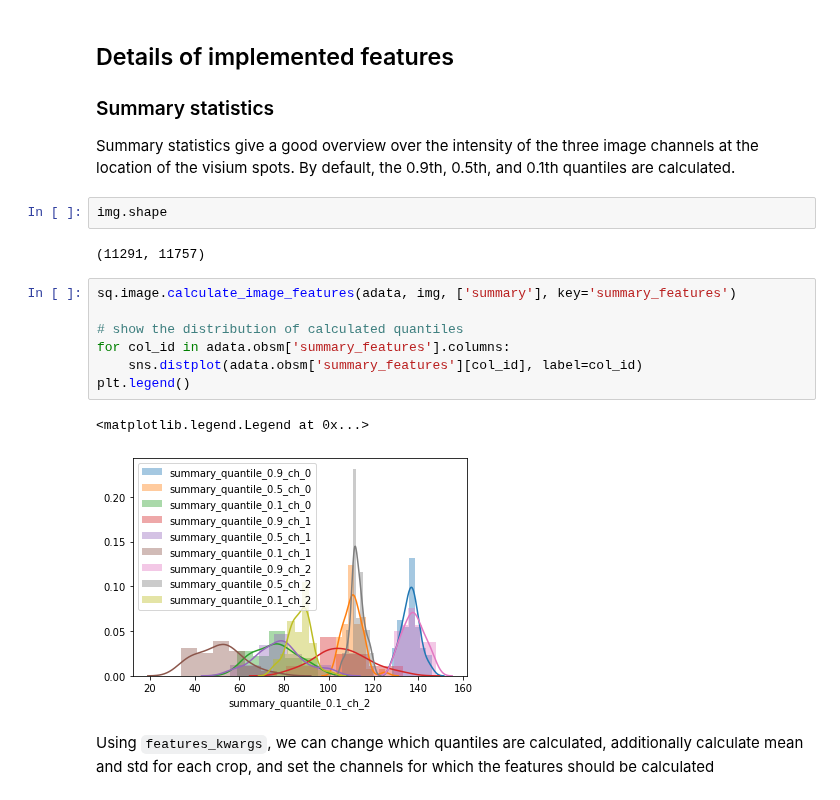
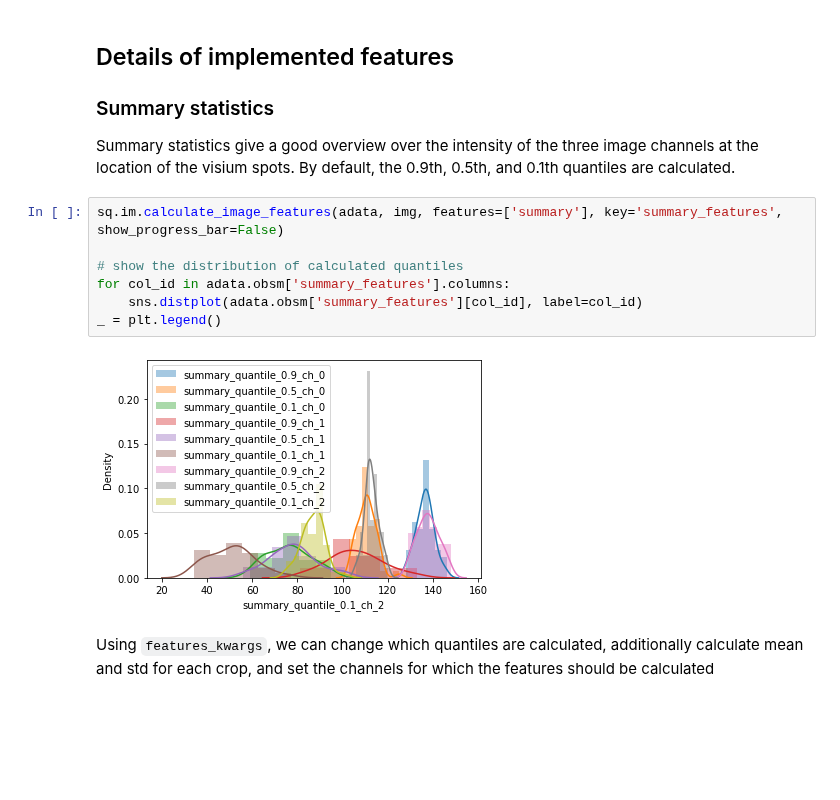
Before and after one commit to scverse/squidpy, a Jupyter notebook: notebooks/tutorial_feature_extraction.ipynb, the cells around one changed output. Cells and saved outputs as stored; diff of their text form; blank space fills up the shorter version.

```diff
--- a/notebooks/tutorial_feature_extraction.ipynb
+++ b/notebooks/tutorial_feature_extraction.ipynb
@@ -105,20 +109,15 @@ masked features have lower median values, because the area outside the circle is
 ### Summary statistics
 Summary statistics give a good overview over the intensity of the three image channels at the location of the visium spots.
 By default, the 0.9th, 0.5th, and 0.1th quantiles are calculated.
-# %%
-img.shape
-# %% [output]
-(11291, 11757)
 # %%
-sq.image.calculate_image_features(adata, img, ['summary'], key='summary_features')
+sq.im.calculate_image_features(adata, img, features=['summary'], key='summary_features', show_progress_bar=False)
 
 # show the distribution of calculated quantiles
 for col_id in adata.obsm['summary_features'].columns:
     sns.distplot(adata.obsm['summary_features'][col_id], label=col_id)
-plt.legend()
+_ = plt.legend()
 # %% [output]
-<matplotlib.legend.Legend at 0x...>
-[figure, old version]
+[figure, new version]
 # %% [markdown]
 Using `features_kwargs`, we can change which quantiles are calculated, additionally calculate mean and std for each crop, and set the channels for which the features should be calculated
 # %%
```
Also changed, not shown: parts of 38 cells of this notebook, 11 other files.
